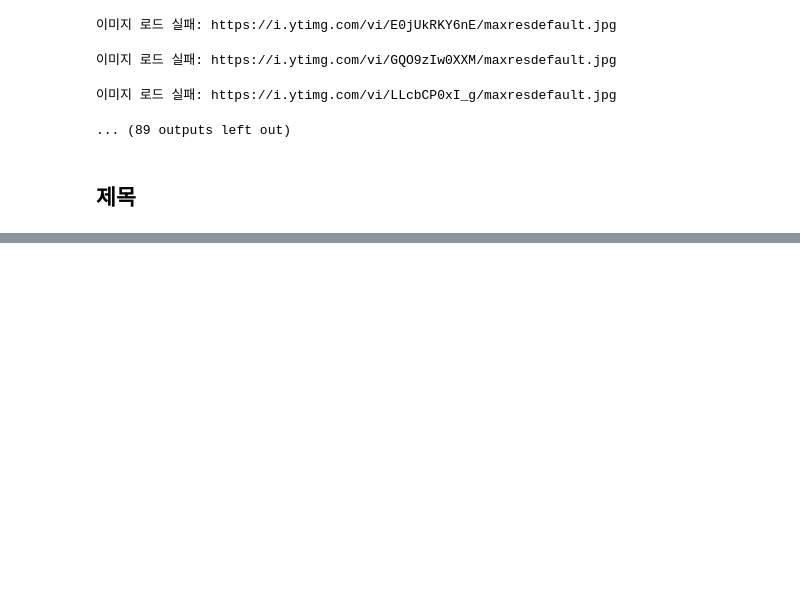
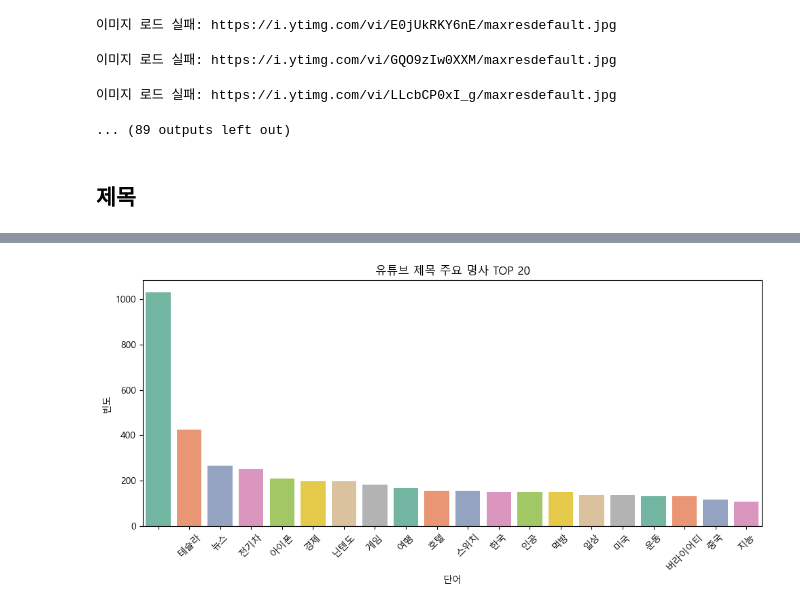
Before and after one commit to NaYeojung/Youtube-prediction-and-feedback, a Jupyter notebook: model/feature_extract.ipynb, the cells around one changed output, grey strips where cells are left out. Cells and saved outputs as stored; diff of their text form; code cells hidden in the pictures; blank space fills up the shorter version.

```diff
--- a/model/feature_extract.ipynb
+++ b/model/feature_extract.ipynb
@@ -580,0 +572,23 @@ for i in en_df.iloc[:,0]:
+# %%
+# 1. 주요 명사 리스트 합치기
+noun_columns = ['top_noun_1', 'top_noun_2', 'top_noun_3']
+all_nouns = feature_df[noun_columns].values.flatten()  # 2D -> 1D로
+all_nouns = [noun for noun in all_nouns if pd.notna(noun)]  # 결측값 제거
+
+# 2. 명사 빈도 계산
+noun_counts = Counter(all_nouns)
+
+# 3. 상위 20개 명사 추출
+top_nouns_df = pd.DataFrame(noun_counts.most_common(20), columns=['단어', '빈도'])
+
+# 4. 시각화
+plt.figure(figsize=(10, 5))
+sns.barplot(data=top_nouns_df, x='단어', y='빈도', palette='Set2')
+plt.title('유튜브 제목 주요 명사 TOP 20')
+plt.xlabel('단어')
+plt.ylabel('빈도')
+plt.xticks(rotation=45)
+plt.tight_layout()
+plt.show()
+# %% [output]
+[figure, added]
```
Also changed, not shown: parts of 15 cells of this notebook, 4 other files.
